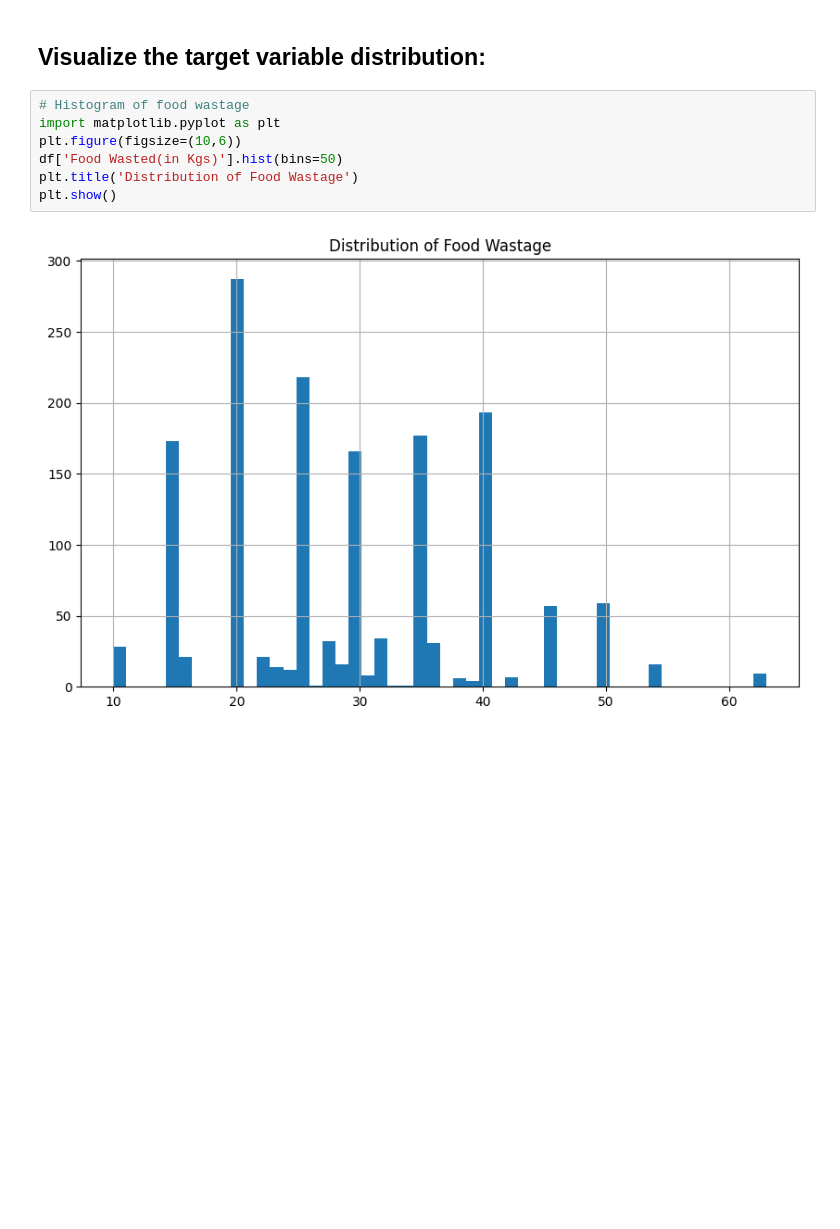
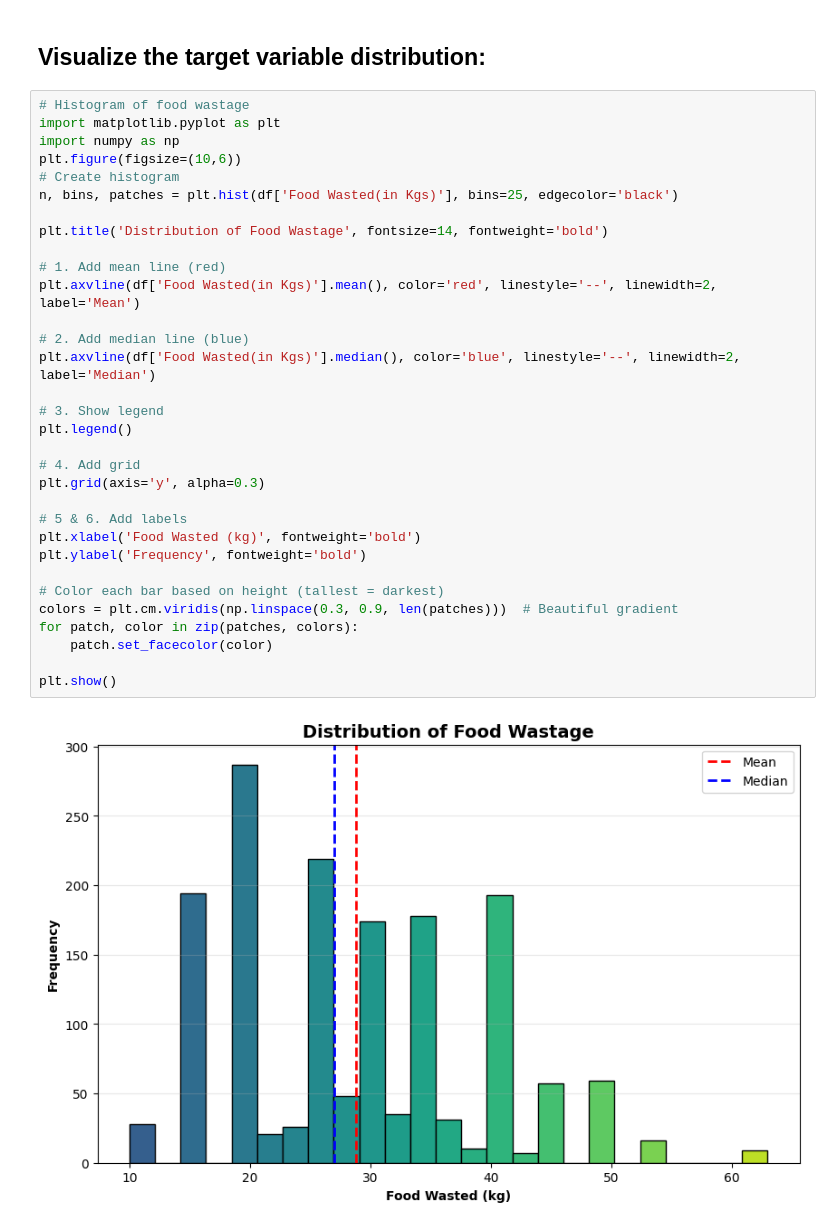
Before and after one commit to tvnisxq/foodWastePrediction, a Jupyter notebook: notebooks/eda_DA.ipynb, the cells around one changed output. Cells and saved outputs as stored; diff of their text form; blank space fills up the shorter version.

```diff
--- a/notebooks/eda_DA.ipynb
+++ b/notebooks/eda_DA.ipynb
@@ -211,9 +211,34 @@ Categorical columns (7):
 # %%
 # Histogram of food wastage
 import matplotlib.pyplot as plt
+import numpy as np
 plt.figure(figsize=(10,6))
-df['Food Wasted(in Kgs)'].hist(bins=50)
-plt.title('Distribution of Food Wastage')
+# Create histogram
+n, bins, patches = plt.hist(df['Food Wasted(in Kgs)'], bins=25, edgecolor='black')
+
+plt.title('Distribution of Food Wastage', fontsize=14, fontweight='bold')
+
+# 1. Add mean line (red)
+plt.axvline(df['Food Wasted(in Kgs)'].mean(), color='red', linestyle='--', linewidth=2, label='Mean')
+
+# 2. Add median line (blue)
+plt.axvline(df['Food Wasted(in Kgs)'].median(), color='blue', linestyle='--', linewidth=2, label='Median')
+
+# 3. Show legend
+plt.legend()
+
+# 4. Add grid
+plt.grid(axis='y', alpha=0.3)
+
+# 5 & 6. Add labels
+plt.xlabel('Food Wasted (kg)', fontweight='bold')
+plt.ylabel('Frequency', fontweight='bold')
+
+# Color each bar based on height (tallest = darkest)
+colors = plt.cm.viridis(np.linspace(0.3, 0.9, len(patches)))  # Beautiful gradient
+for patch, color in zip(patches, colors):
+    patch.set_facecolor(color)
+
 plt.show()
 # %% [output]
-[figure, old version]
+[figure, new version]
```
